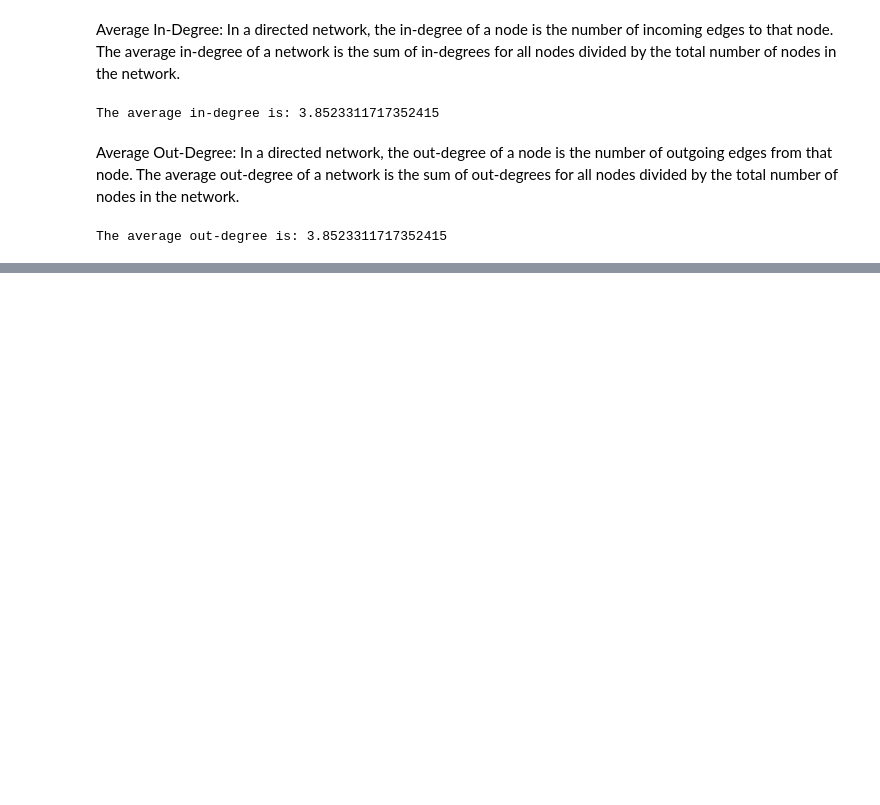
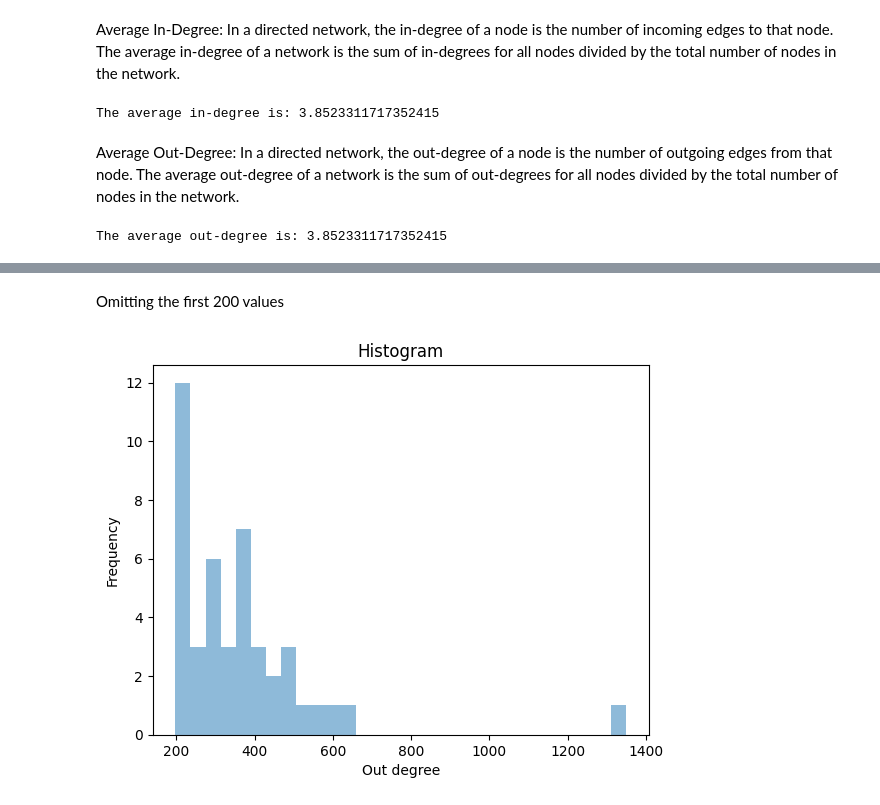
Before and after one commit to alnandorizki/Graph-Analysis-of-Social-Media-Links, a Jupyter notebook: IR_A3_Q1.ipynb, the cells around one changed output, grey strips where cells are left out. Cells and saved outputs as stored; diff of their text form; code cells hidden in the pictures; blank space fills up the shorter version.

```diff
--- a/IR_A3_Q1.ipynb
+++ b/IR_A3_Q1.ipynb
@@ -93,0 +167,13 @@ The average out-degree is: 3.8523311717352415
+# %% [markdown]
+Omitting the first 200 values
+# %%
+x = x[150:]
+y = y[150:]
+
+plt.hist(x, weights=y, bins=30, alpha=0.5)
+plt.title('Histogram')
+plt.xlabel('Out degree')
+plt.ylabel('Frequency')
+plt.show()
+# %% [output]
+[figure, added]
```
Also changed, not shown: parts of 10 cells of this notebook.
